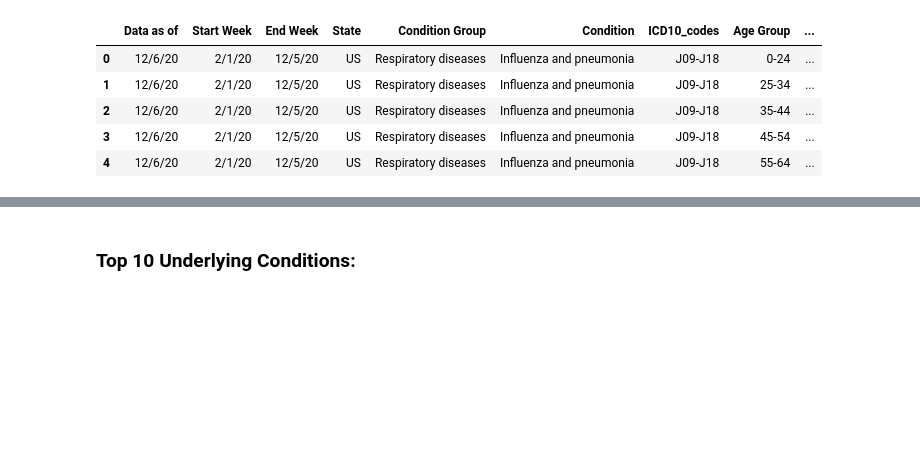
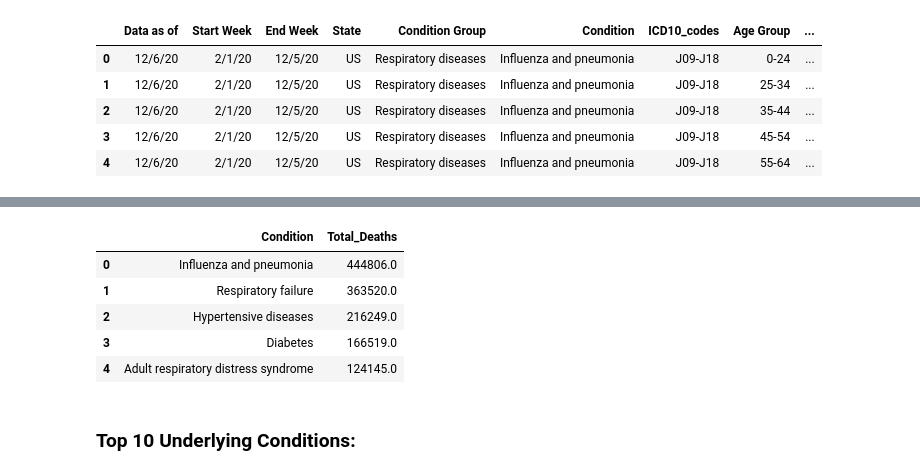
Before and after one commit to kellyblumhagen/COVID19-Analysis, a Jupyter notebook: COVID_Analysis.ipynb, the cells around one changed output, grey strips where cells are left out. Cells and saved outputs as stored; diff of their text form; code cells hidden in the pictures; blank space fills up the shorter version.

```diff
--- a/COVID_Analysis.ipynb
+++ b/COVID_Analysis.ipynb
@@ -51,5 +44,13 @@ df.head()
 # %%
 # Drop first two rows/conditions of dataframe ("COVID-19" and "All other conditions and causes") - not helpful for analyzing conditionss
 # Reset index
 df = df.drop([df.index[0], df.index[1]]).reset_index(drop=True)
+df.head()
+# %% [output]
+|  | Condition | Total_Deaths |
+| 0 | Influenza and pneumonia | 444806.0 |
+| 1 | Respiratory failure | 363520.0 |
+| 2 | Hypertensive diseases | 216249.0 |
+| 3 | Diabetes | 166519.0 |
+| 4 | Adult respiratory distress syndrome | 124145.0 |
 # %%
```
Also changed, not shown: parts of 12 cells of this notebook, 3 other files.
